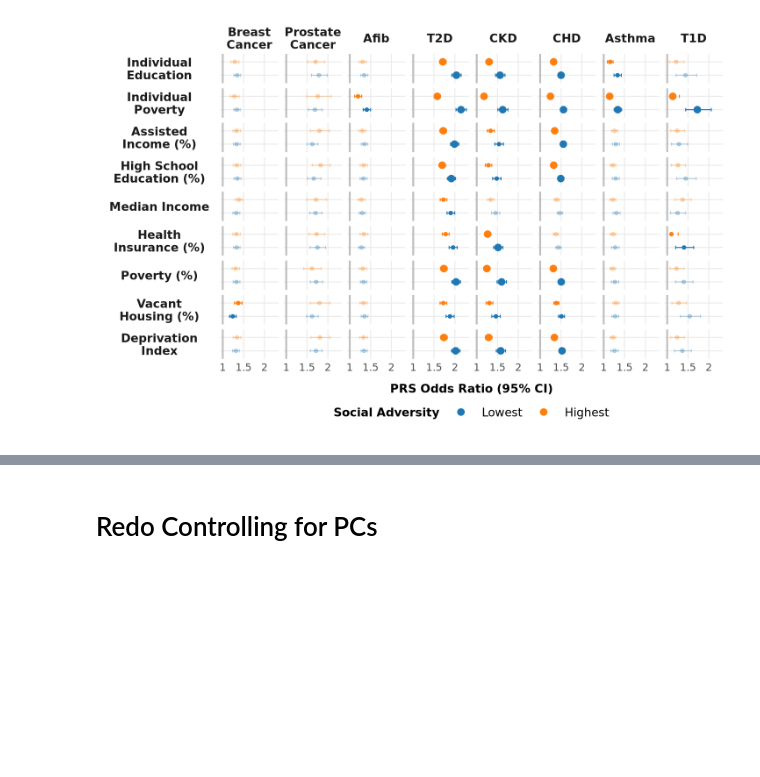
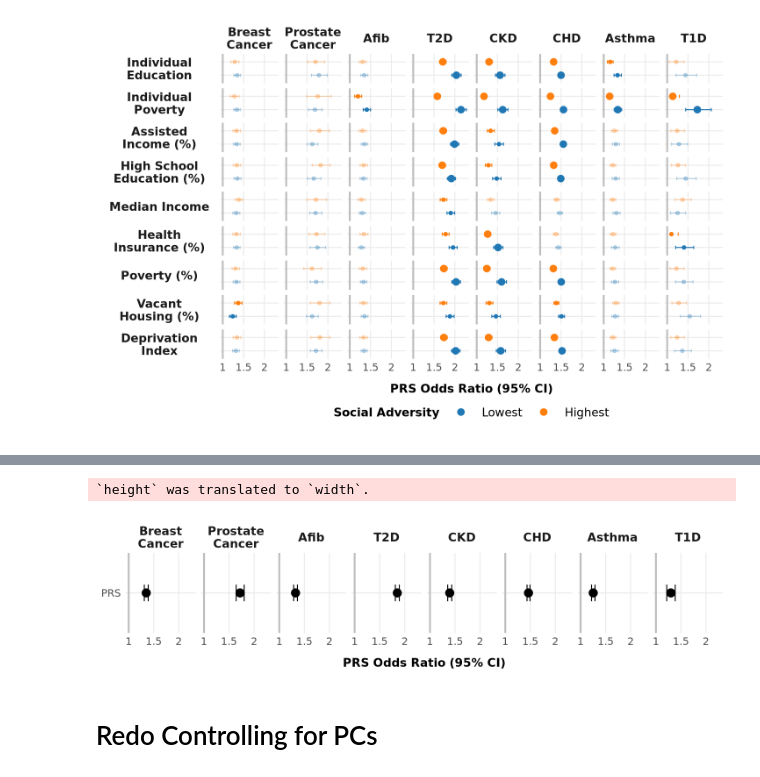
Before and after one commit to micah-r-hysong/PRS_SDoH_AoU, a Jupyter notebook: notebooks/015_stratified_analyses.ipynb, the cells around one changed output, grey strips where cells are left out. Saved outputs shown, nothing was run; the diff lists cells and outputs as text; code cells hidden in the pictures; blank space fills up the shorter version.

Commit message:
Update risk reclassification analyses

```diff
--- a/notebooks/015_stratified_analyses.ipynb
+++ b/notebooks/015_stratified_analyses.ipynb
@@ -562,8 +634,13 @@ prepare_sdoh_prs_forest_data <- function(
 
 estimate_q15_out <- prepare_sdoh_prs_forest_data(results)
 
+#Add whole population to save table
+missing_cols <- setdiff(names(estimate_q15_out), names(results_whole_pop))
+results_whole_pop[missing_cols] <- NA
+results_whole_pop <- results_whole_pop[, names(estimate_q15_out)]
+estimate_q15_out_plus_whole_pop <- rbind(results_whole_pop, estimate_q15_out)
 #Save table
-write_excel_csv(estimate_q15_out, file.path(output_dir, "OR_stratified_analyses.csv"))
+write_excel_csv(estimate_q15_out_plus_whole_pop, file.path(output_dir, "OR_stratified_analyses.csv"))
 # %% [markdown]
 ## Plot
 # %%
@@ -685,3 +764,76 @@ Warning message:
+# %%
+plot_sdoh_prs_forest_whole_pop <- function(
+  df,
+  width  = 12,
+  height = 3,
+  x_label = "PRS Odds Ratio (95% CI)"
+) {
+
+  df <- df %>%
+    filter(term != "(Intercept)") %>%
+    mutate(
+      term = factor(term, levels = rev(unique(term)))
+    )
+
+  p <- ggplot(
+    df,
+    aes(
+      x = OR,
+      y = term
+    )
+  ) +
+
+    geom_errorbarh(
+      aes(
+        xmin = OR_Lower,
+        xmax = OR_Upper
+      ),
+      height = 0.25,
+      show.legend = FALSE
+    ) +
+
+    geom_vline(xintercept = 1, color = "grey", linewidth = 1.2) +
+
+    geom_point(size = 5) +
+
+    scale_x_continuous(
+      name = x_label,
+      breaks = c(1, 1.5, 2),
+      labels = function(x) sub("\\.0$", "", as.character(x)),
+      limits = c(
+        min(1),
+         max(1, max(estimate_q15_out$OR_Upper, na.rm = TRUE))
+      )
+    ) +
+
+    facet_grid(
+      cols = vars(Disease),
+      scales = "free_y"
+    ) +
+
+    theme_minimal(base_size = 14) +
+    theme(
+      axis.text.x        = element_text(size = 14, margin = margin(t = 4), angle = 0),
+      panel.grid.minor   = element_blank(),
+      axis.title.y       = element_blank(),
+      axis.title.x       = element_text(size = 16, face = "bold", margin = margin(t = 15)),
+      axis.text.y        = element_text(size = 14),
+      strip.text.x       = element_text(size = 16, face = "bold"),
+      legend.position    = "none"
+    )
+
+  options(
+    repr.plot.width  = width,
+    repr.plot.height = height
+  )
+
+  p
+}
+
+plot_sdoh_prs_forest_whole_pop(results_whole_pop)
+# %% [output]
+`height` was translated to `width`.
+[figure, added]
 # %% [markdown]
 # Redo Controlling for PCs
 # %%
```
Also changed, not shown: parts of 16 cells of this notebook, 2 other files.
